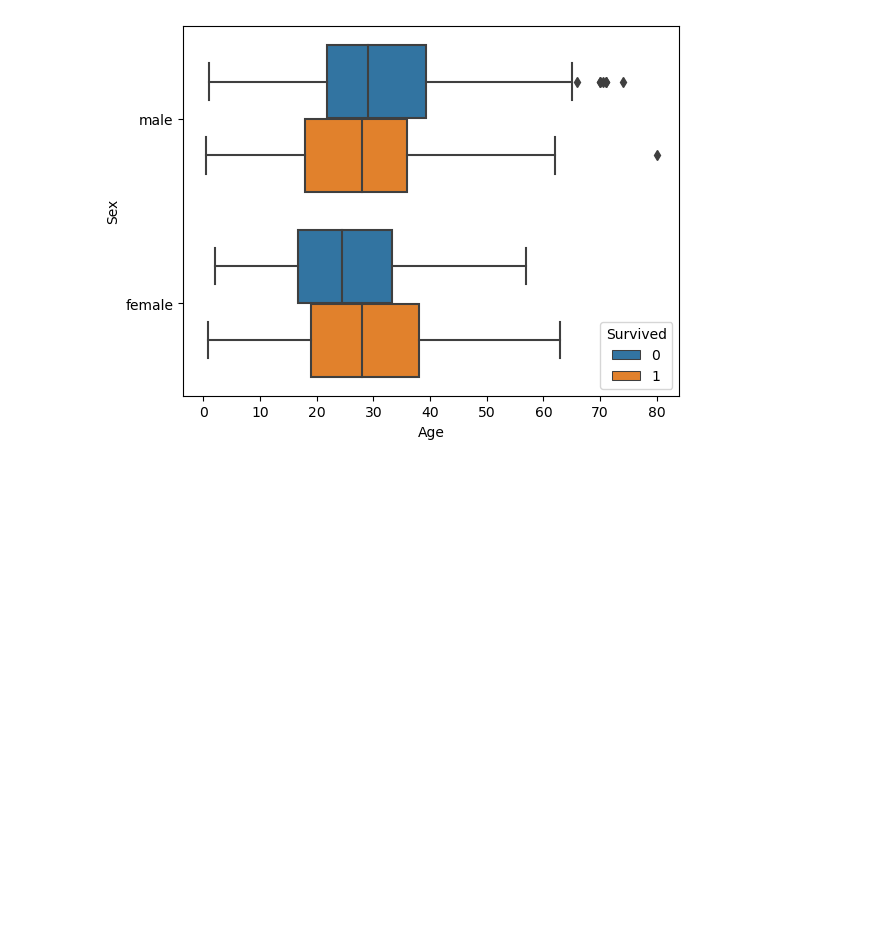
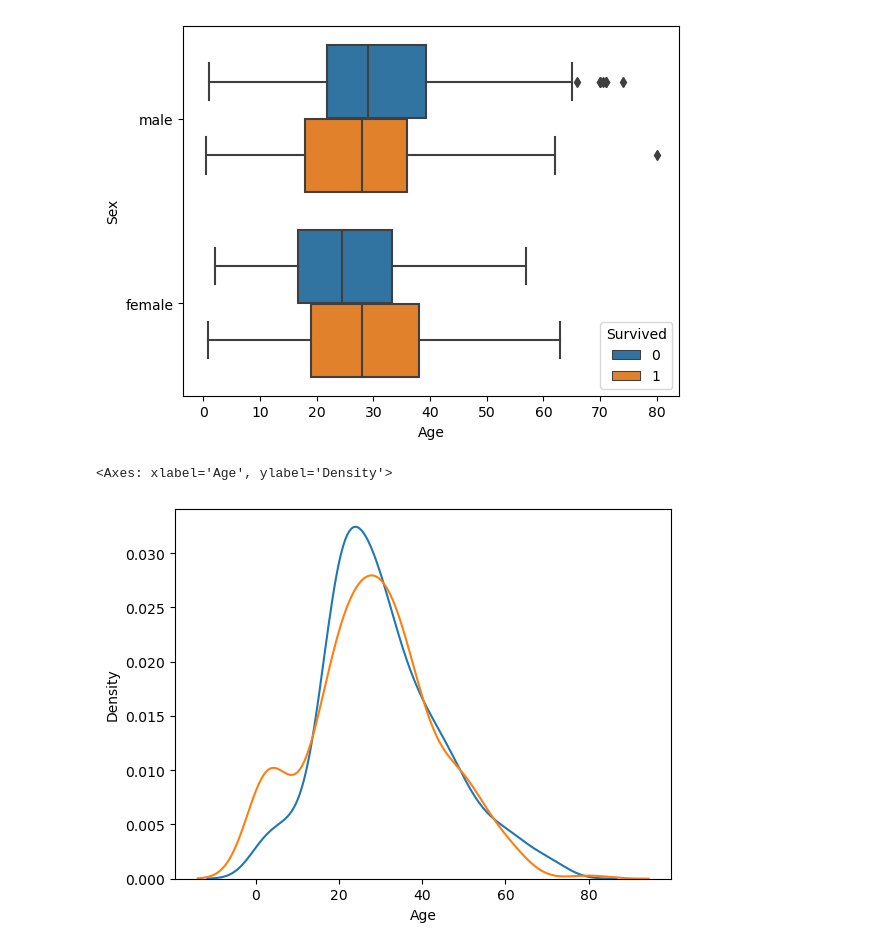
Before and after one commit to rlmrezende/Titanic, a Jupyter notebook: main.ipynb, the cells around one changed output. Drawn from its saved outputs; the diff is of its cells as text; code cells hidden in the pictures; blank space fills up the shorter version.

```diff
--- a/main.ipynb
+++ b/main.ipynb
@@ -226,3 +226,9 @@ sns.boxplot(data = titanic , x='Age' , y='Sex' , hue='Survived')
 # %% [output]
 <Axes: xlabel='Age', ylabel='Sex'>
 [figure]
+# %%
+sns.distplot(titanic[titanic["Survived"]==0]['Age'] , kde=True , hist=False)
+sns.distplot(titanic[titanic["Survived"]==1]['Age'] , kde=True , hist=False)
+# %% [output]
+<Axes: xlabel='Age', ylabel='Density'>
+[figure, added]
```
